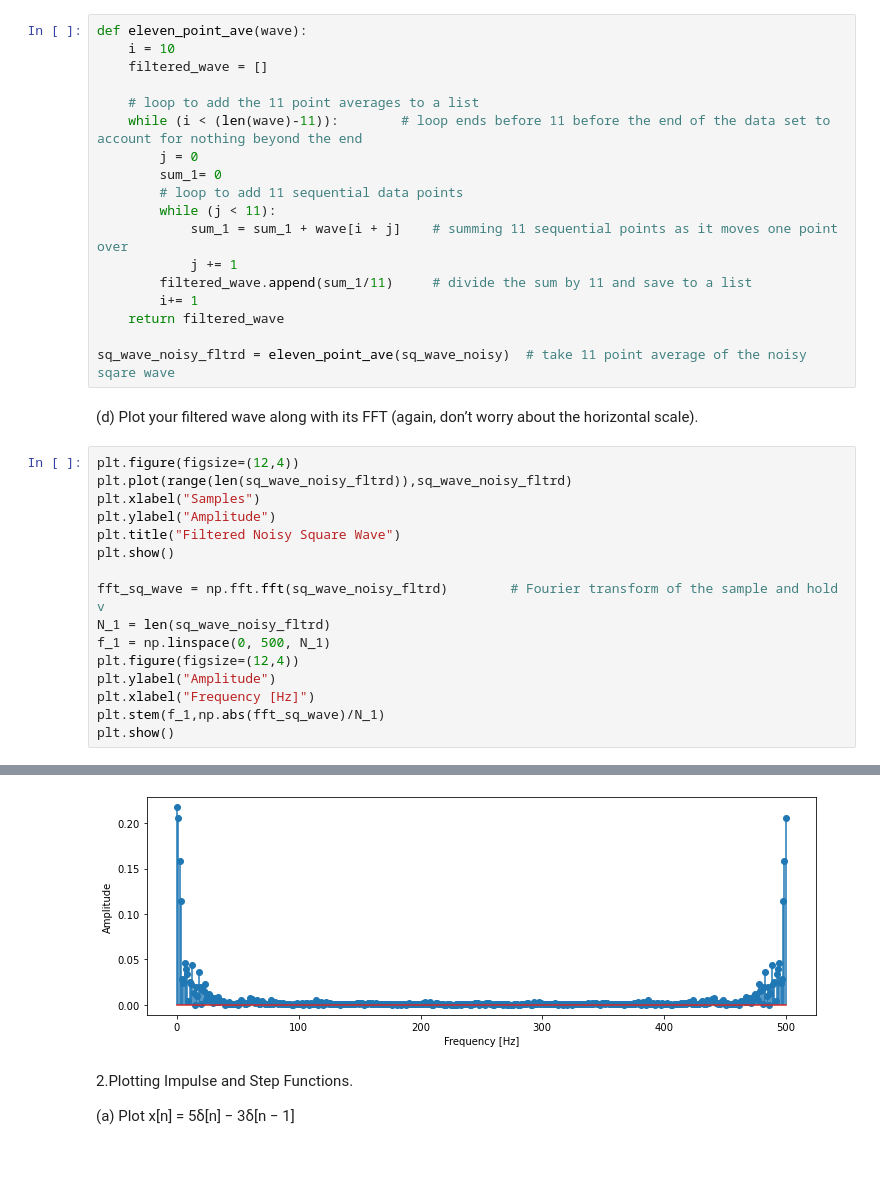
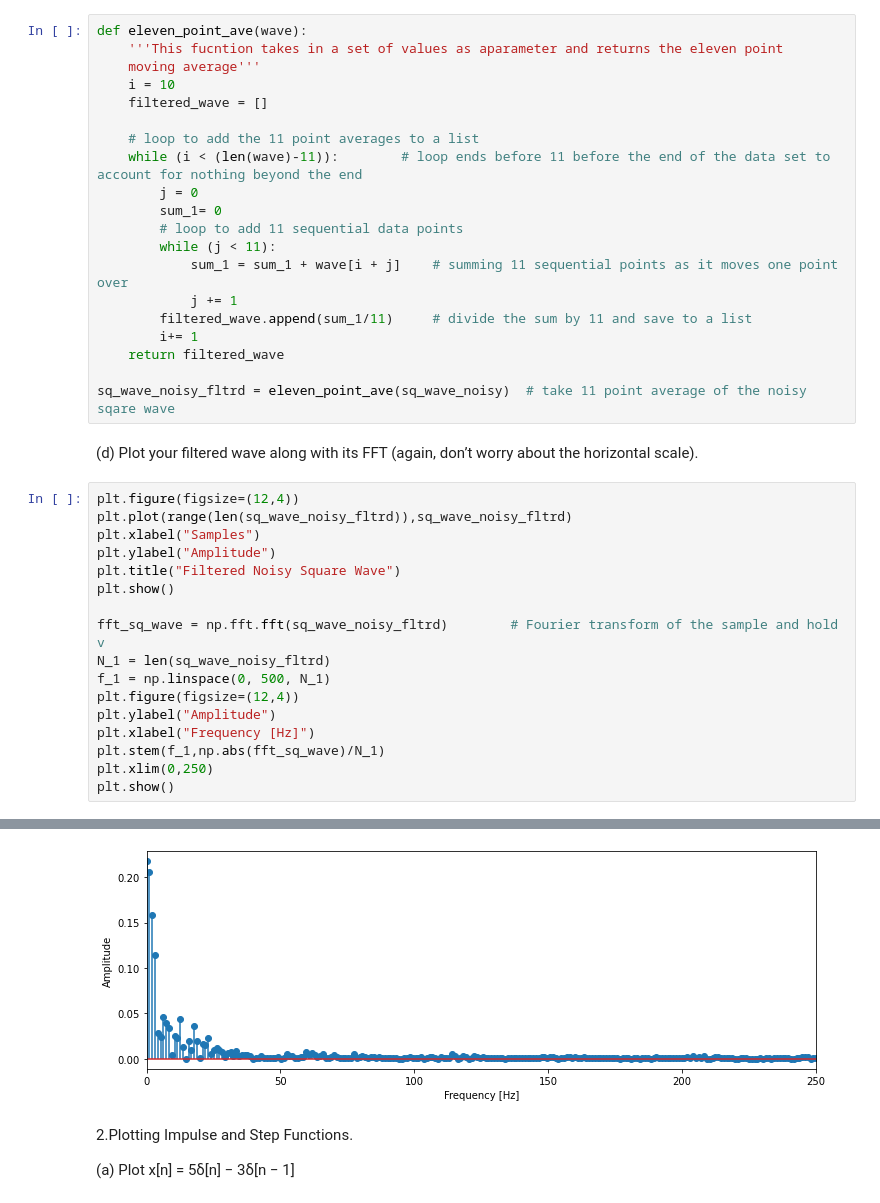
Before and after one commit to dcollie/P3700-SignalProcessing, a Jupyter notebook: P3700_WS3_Collie.ipynb, the cells around one changed output, grey strips where cells are left out. Cells and saved outputs as stored; diff of their text form; blank space fills up the shorter version.

```diff
--- a/P3700_WS3_Collie.ipynb
+++ b/P3700_WS3_Collie.ipynb
@@ -59,6 +60,8 @@ plt.show()
 where y[n] is your filtered output and x[n] is your input.
 # %%
 def eleven_point_ave(wave):
+    '''This fucntion takes in a set of values as aparameter and returns the eleven point
+    moving average'''
     i = 10
     filtered_wave = []
 
@@ -80,22 +83,23 @@ sq_wave_noisy_fltrd = eleven_point_ave(sq_wave_noisy)  # take 11 point average o
 # %%
 plt.figure(figsize=(12,4))
 plt.plot(range(len(sq_wave_noisy_fltrd)),sq_wave_noisy_fltrd)
 plt.xlabel("Samples")
 plt.ylabel("Amplitude")
 plt.title("Filtered Noisy Square Wave")
 plt.show()
 
 fft_sq_wave = np.fft.fft(sq_wave_noisy_fltrd)        # Fourier transform of the sample and hold v
 N_1 = len(sq_wave_noisy_fltrd)
 f_1 = np.linspace(0, 500, N_1)
 plt.figure(figsize=(12,4))
 plt.ylabel("Amplitude")
 plt.xlabel("Frequency [Hz]")
 plt.stem(f_1,np.abs(fft_sq_wave)/N_1)
+plt.xlim(0,250)
 plt.show()
 # %% [output]
 [figure]
-[figure, old version]
+[figure, new version]
 # %% [markdown]
 2.Plotting Impulse and Step Functions.
 
```
Also changed, not shown: parts of 5 cells of this notebook, 13 other files.
